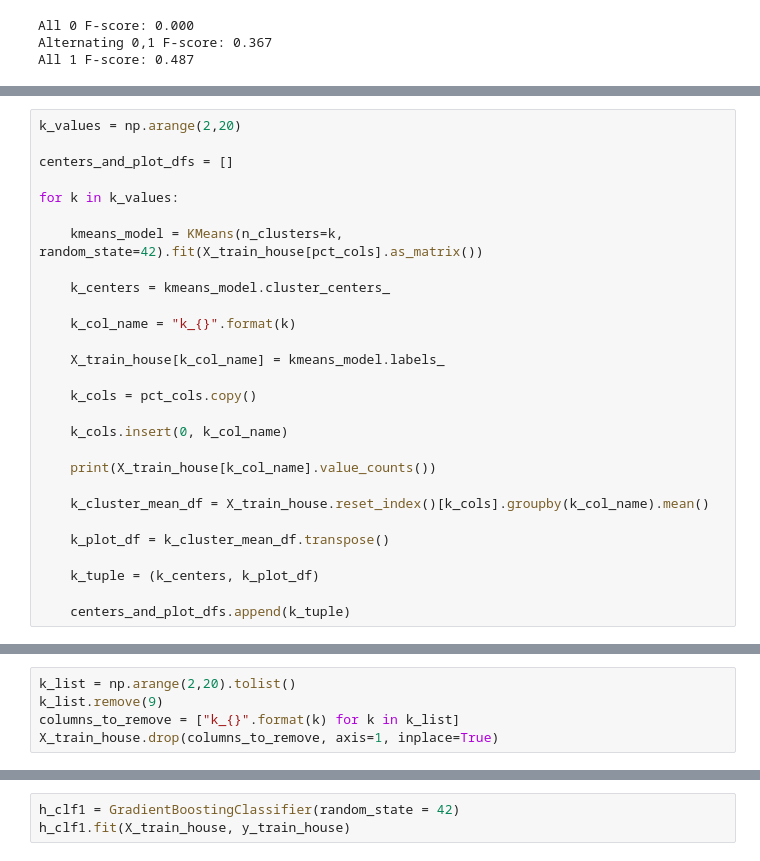
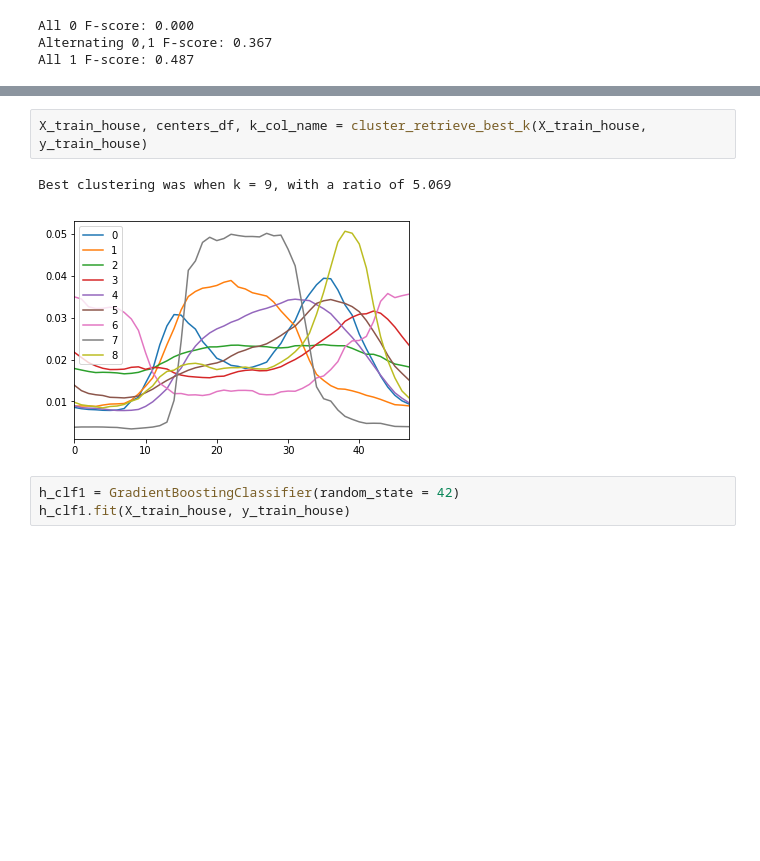
Before and after one commit to torenunez/udacity-mlnd-capstone, a Jupyter notebook: ev-capstone.ipynb, the cells around one changed output, grey strips where cells are left out. Drawn from its saved outputs; the diff is of its cells as text; blank space fills up the shorter version.

```diff
--- a/ev-capstone.ipynb
+++ b/ev-capstone.ipynb
@@ -447,28 +484,0 @@ All 1 F-score: 0.487
-# %%
-k_values = np.arange(2,20)
-
-centers_and_plot_dfs = []
-
-for k in k_values:
-
-    kmeans_model = KMeans(n_clusters=k, random_state=42).fit(X_train_house[pct_cols].as_matrix())
-
-    k_centers = kmeans_model.cluster_centers_
-
-    k_col_name = "k_{}".format(k)
-
-    X_train_house[k_col_name] = kmeans_model.labels_
-
-    k_cols = pct_cols.copy()
-
-    k_cols.insert(0, k_col_name)
-
-    print(X_train_house[k_col_name].value_counts())
-
-    k_cluster_mean_df = X_train_house.reset_index()[k_cols].groupby(k_col_name).mean()
-
-    k_plot_df = k_cluster_mean_df.transpose()
-
-    k_tuple = (k_centers, k_plot_df)
-
-    centers_and_plot_dfs.append(k_tuple)
@@ -542,5 +484,0 @@ k_19 6.96428571429
-# %%
-k_list = np.arange(2,20).tolist()
-k_list.remove(9)
-columns_to_remove = ["k_{}".format(k) for k in k_list]
-X_train_house.drop(columns_to_remove, axis=1, inplace=True)
@@ -576,3 +491,8 @@ See the caveats in the documentation: http://pandas.pydata.org/pandas-docs/stabl
+# %%
+X_train_house, centers_df, k_col_name = cluster_retrieve_best_k(X_train_house, y_train_house)
+# %% [output]
+Best clustering was when k = 9, with a ratio of 5.069
+[figure, added]
 # %%
 h_clf1 = GradientBoostingClassifier(random_state = 42)
 h_clf1.fit(X_train_house, y_train_house)
```
Also changed, not shown: parts of 20 cells of this notebook.
